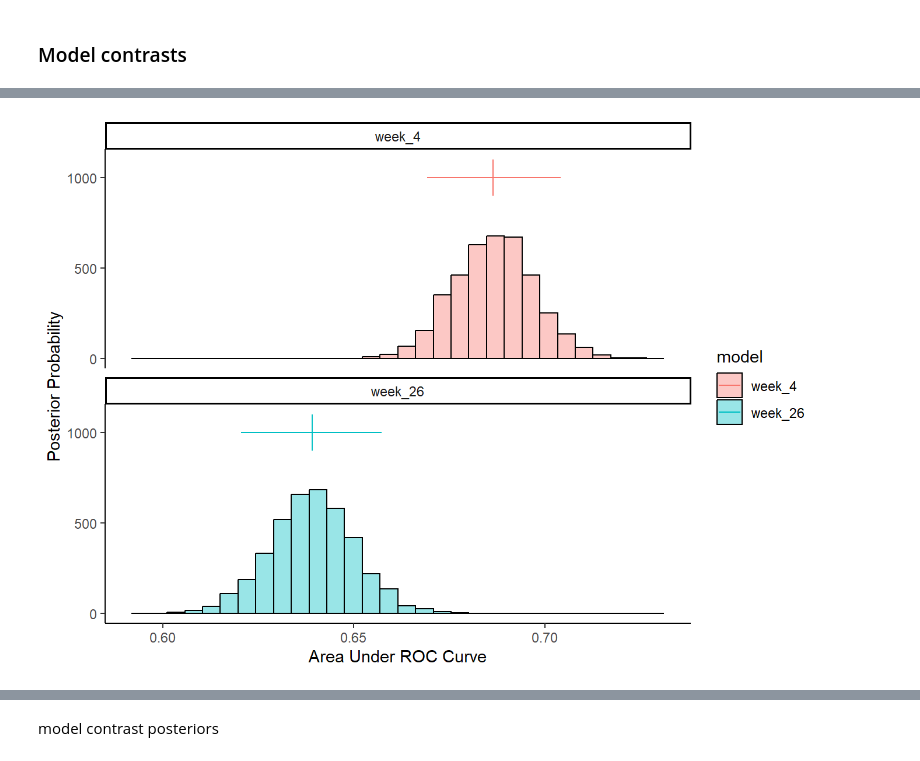
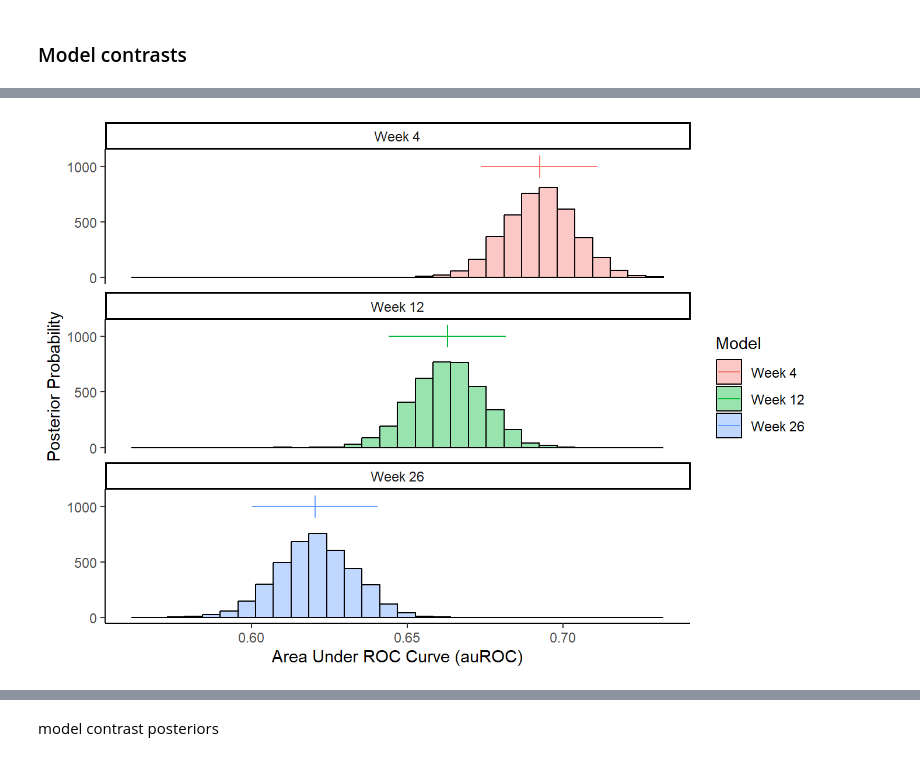
Before and after one commit to jjcurtin/study_match, a Jupyter notebook: notebooks/mak_fig_1.embed.ipynb, the cells around one changed output, grey strips where cells are left out. Drawn from its saved outputs; the diff is of its cells as text; code cells hidden in the pictures.

```diff
--- a/notebooks/mak_fig_1.embed.ipynb
+++ b/notebooks/mak_fig_1.embed.ipynb
@@ -167,7 +173,7 @@ pp <- auc |>
            # prior = rstanarm::student_t(autoscale = TRUE),
            transform = tidyposterior::logit_trans,  # for skewed & bounded AUC
            iter = 2000, chains = 4,
-           adapt_delta = .99,
+           adapt_delta = .999,
            # cores = 4, seed = 12345,
            family = gaussian,
   )
@@ -306,24 +340,28 @@ ci_week4 <- ci |>
 # %%
 #| label: fig-posteriors
 fig_posteriors <- pp_tidy |>
-  mutate(model = factor(model, levels = c("week_4", "week_26"))) |>
+  mutate(model = factor(model, levels = c("week_4", "week_12", "week_26"),
+                        labels = c("Week 4", "Week 12", "Week 26"))) |>
   ggplot() +
   geom_histogram(aes(x = posterior, fill = model), color = "black", alpha = .4,
                  bins = 30) +
   geom_segment(mapping = aes(y = y + 100, yend = y - 100, x = mean, xend = mean,
                              color = model),
                data = ci) +
   geom_segment(mapping = aes(y = y, yend = y,
                              x = lower, xend = upper, color = model),
                data = ci) +
   facet_wrap(~model, ncol = 1) +
   scale_y_continuous("Posterior Probability", breaks = c(0, 500, 1000)) +
-  # ylab("Posterior Probability Density") +
-  xlab("Area Under ROC Curve")
+  labs(
+    x = "Area Under ROC Curve (auROC)",
+    fill = "Model",
+    color = "Model"
+  )
 
 fig_posteriors
 # %% [output]
-[figure, old version]
+[figure, new version]
 # %%
 #| label: fig-week4
 
```
Also changed, not shown: parts of 31 cells of this notebook, 45 other files.
